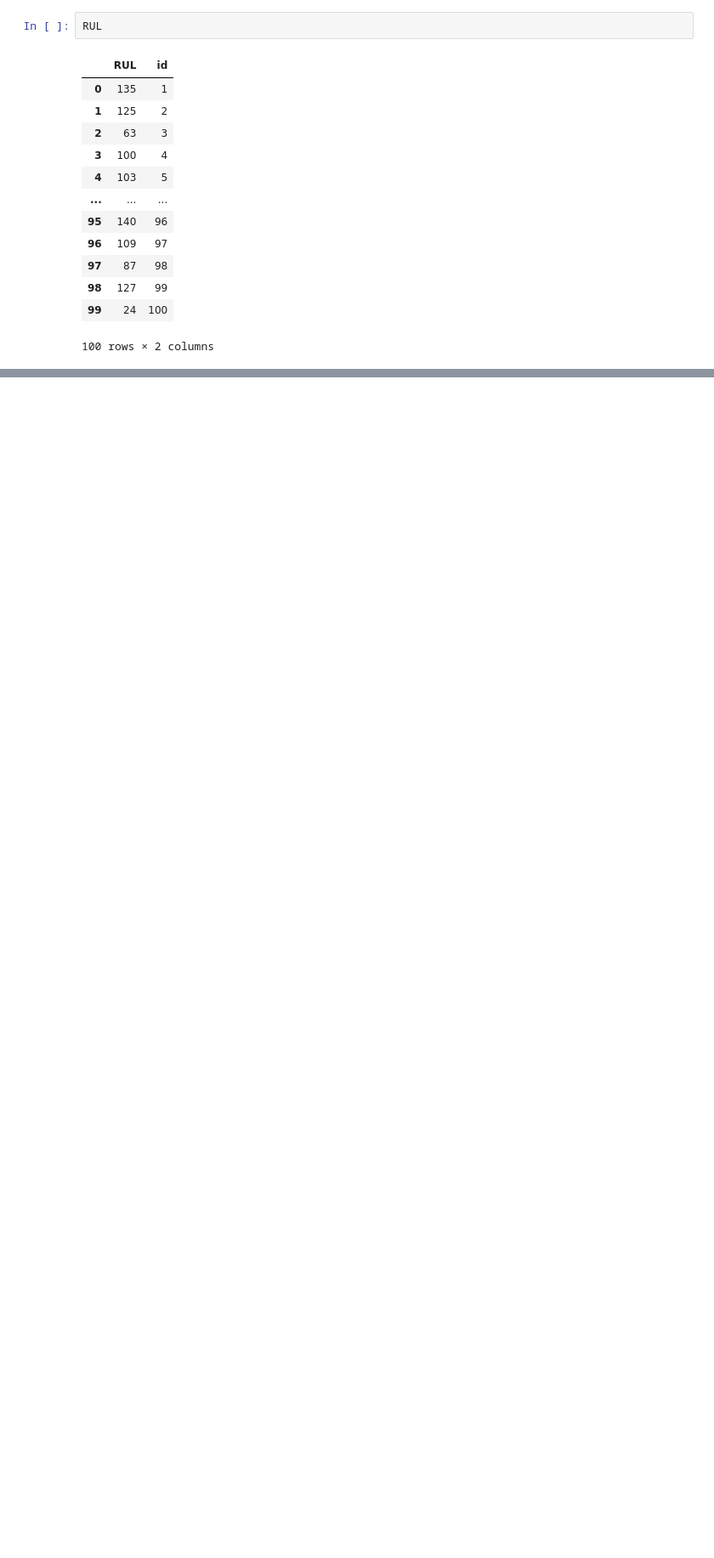
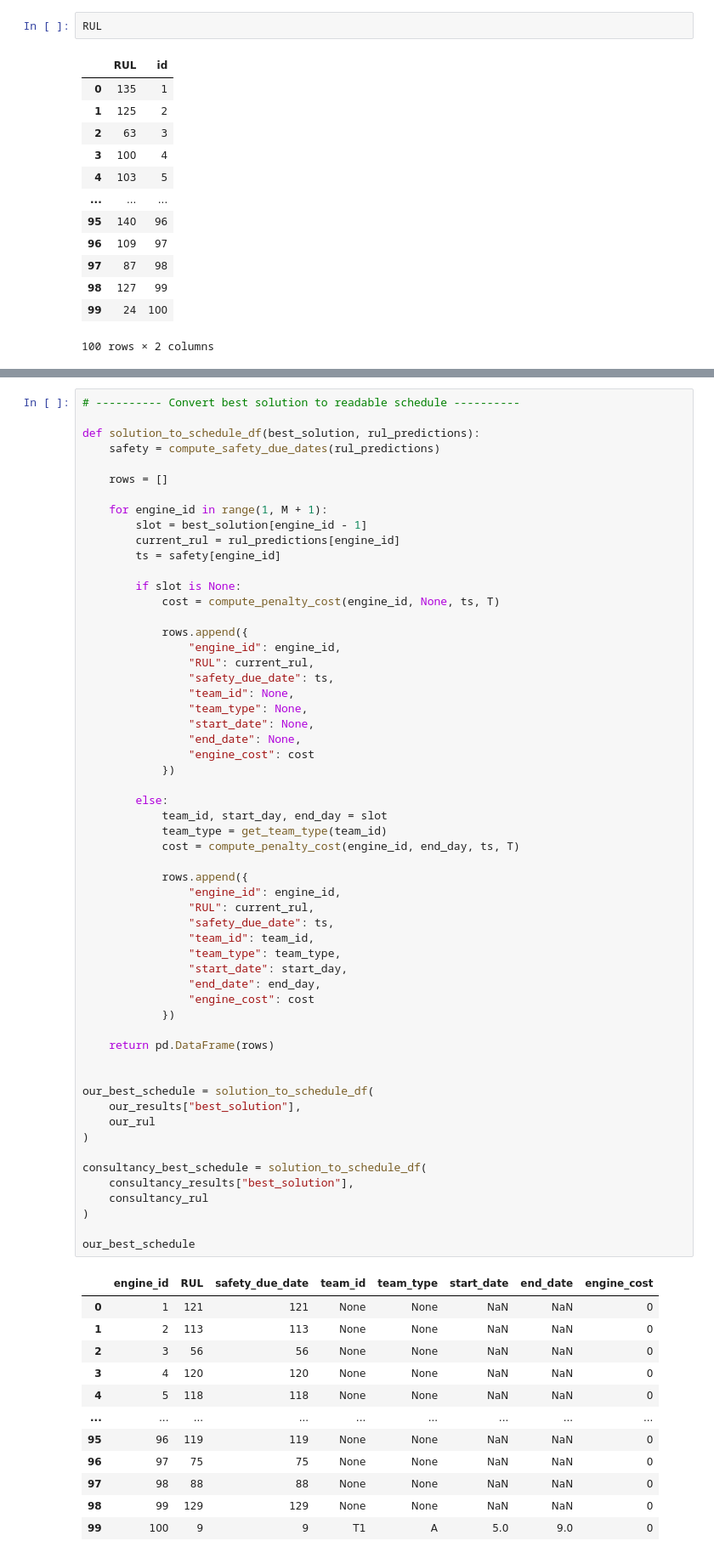
Before and after one commit to Silvanacht/Prescriptives_A3, a Jupyter notebook: A3_GA.ipynb, the cells around one changed output, grey strips where cells are left out. Shown at 85% size. Cells and saved outputs as stored; diff of their text form; blank space fills up the shorter version.

```diff
--- a/A3_GA.ipynb
+++ b/A3_GA.ipynb
@@ -552,0 +884,70 @@ RUL
+# %%
+# ---------- Convert best solution to readable schedule ----------
+
+def solution_to_schedule_df(best_solution, rul_predictions):
+    safety = compute_safety_due_dates(rul_predictions)
+
+    rows = []
+
+    for engine_id in range(1, M + 1):
+        slot = best_solution[engine_id - 1]
+        current_rul = rul_predictions[engine_id]
+        ts = safety[engine_id]
+
+        if slot is None:
+            cost = compute_penalty_cost(engine_id, None, ts, T)
+
+            rows.append({
+                "engine_id": engine_id,
+                "RUL": current_rul,
+                "safety_due_date": ts,
+                "team_id": None,
+                "team_type": None,
+                "start_date": None,
+                "end_date": None,
+                "engine_cost": cost
+            })
+
+        else:
+            team_id, start_day, end_day = slot
+            team_type = get_team_type(team_id)
+            cost = compute_penalty_cost(engine_id, end_day, ts, T)
+
+            rows.append({
+                "engine_id": engine_id,
+                "RUL": current_rul,
+                "safety_due_date": ts,
+                "team_id": team_id,
+                "team_type": team_type,
+                "start_date": start_day,
+                "end_date": end_day,
+                "engine_cost": cost
+            })
+
+    return pd.DataFrame(rows)
+
+
+our_best_schedule = solution_to_schedule_df(
+    our_results["best_solution"],
+    our_rul
+)
+
+consultancy_best_schedule = solution_to_schedule_df(
+    consultancy_results["best_solution"],
+    consultancy_rul
+)
+
+our_best_schedule
+# %% [output]
+|  | engine_id | RUL | safety_due_date | team_id | team_type | start_date | end_date | engine_cost |
+| 0 | 1 | 121 | 121 | None | None | NaN | NaN | 0 |
+| 1 | 2 | 113 | 113 | None | None | NaN | NaN | 0 |
+| 2 | 3 | 56 | 56 | None | None | NaN | NaN | 0 |
+| 3 | 4 | 120 | 120 | None | None | NaN | NaN | 0 |
+| 4 | 5 | 118 | 118 | None | None | NaN | NaN | 0 |
+| ... | ... | ... | ... | ... | ... | ... | ... | ... |
+| 95 | 96 | 119 | 119 | None | None | NaN | NaN | 0 |
+| 96 | 97 | 75 | 75 | None | None | NaN | NaN | 0 |
+| 97 | 98 | 88 | 88 | None | None | NaN | NaN | 0 |
+| 98 | 99 | 129 | 129 | None | None | NaN | NaN | 0 |
+| 99 | 100 | 9 | 9 | T1 | A | 5.0 | 9.0 | 0 |
```
Also changed, not shown: parts of 12 cells of this notebook, 7 other files.
